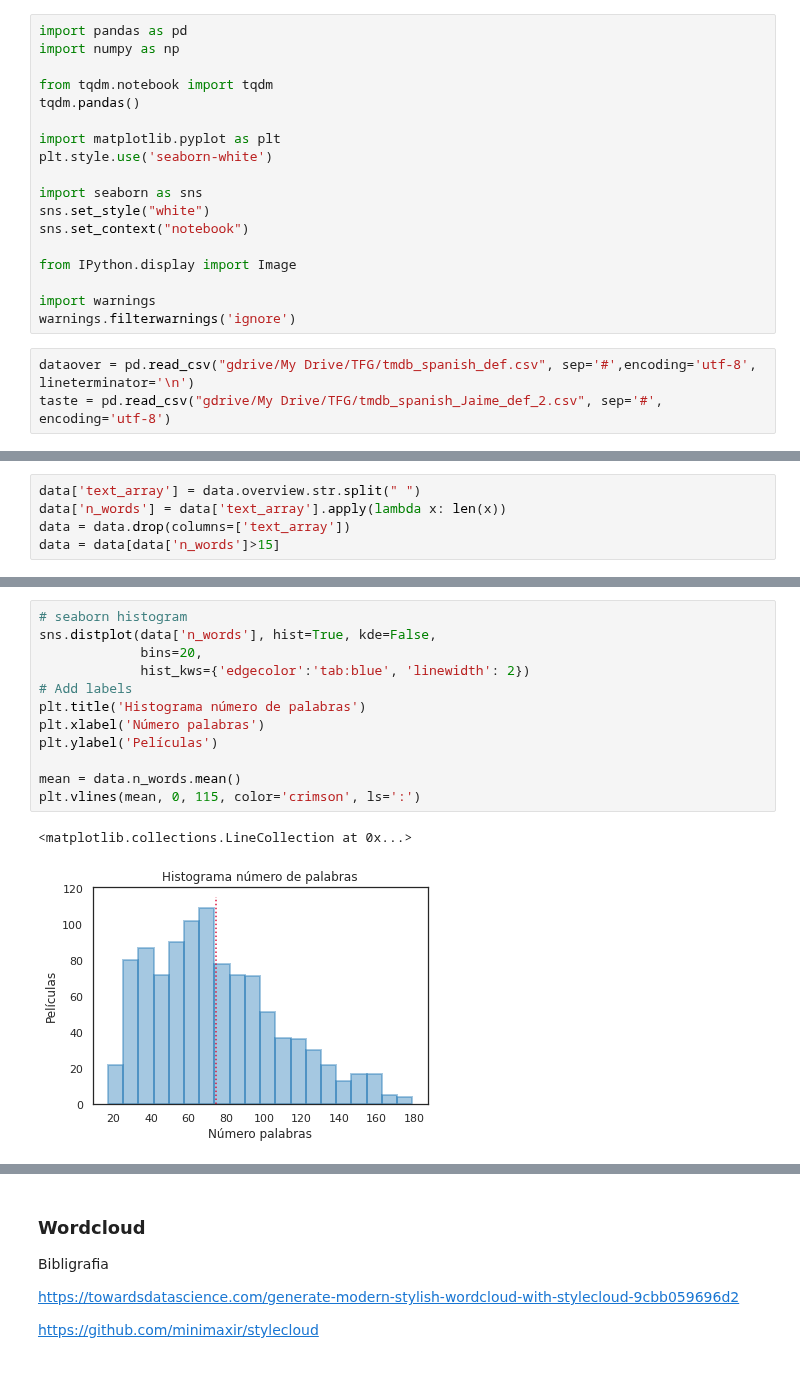
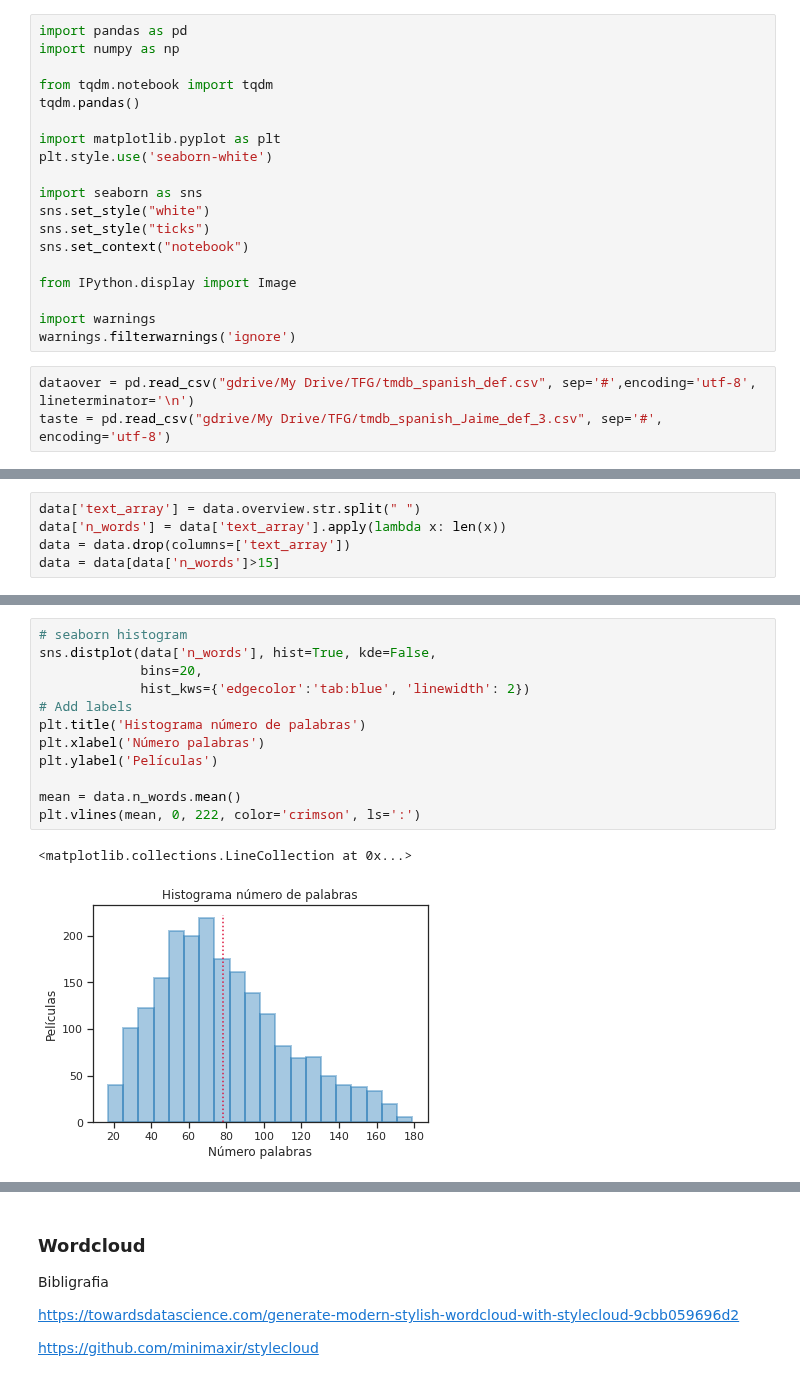
Before and after one commit to Jaimemorillo/ShouldIwatchThisMovie, a Jupyter notebook: memoria_data_antes.ipynb, the cells around one changed output, grey strips where cells are left out. Cells and saved outputs as stored; diff of their text form.

```diff
--- a/memoria_data_antes.ipynb
+++ b/memoria_data_antes.ipynb
@@ -27,6 +27,7 @@ plt.style.use('seaborn-white')
 
 import seaborn as sns
 sns.set_style("white")
+sns.set_style("ticks")
 sns.set_context("notebook")
 
 from IPython.display import Image
@@ -35,7 +36,7 @@ import warnings
 warnings.filterwarnings('ignore')
 # %%
 dataover = pd.read_csv("gdrive/My Drive/TFG/tmdb_spanish_def.csv", sep='#',encoding='utf-8', lineterminator='\n')
-taste = pd.read_csv("gdrive/My Drive/TFG/tmdb_spanish_Jaime_def_2.csv", sep='#', encoding='utf-8')
+taste = pd.read_csv("gdrive/My Drive/TFG/tmdb_spanish_Jaime_def_3.csv", sep='#', encoding='utf-8')
 # %%
 taste['id'] = taste['id'].astype(int)
 
@@ -114,18 +115,18 @@ pd.DataFrame(data.n_words.describe())
 # %%
 # seaborn histogram
 sns.distplot(data['n_words'], hist=True, kde=False,
              bins=20,
              hist_kws={'edgecolor':'tab:blue', 'linewidth': 2})
 # Add labels
 plt.title('Histograma número de palabras')
 plt.xlabel('Número palabras')
 plt.ylabel('Películas')
 
 mean = data.n_words.mean()
-plt.vlines(mean, 0, 115, color='crimson', ls=':')
+plt.vlines(mean, 0, 222, color='crimson', ls=':')
 # %% [output]
 <matplotlib.collections.LineCollection at 0x...>
-[figure, old version]
+[figure, new version]
 # %%
 subset_0 = data[data['like'] == 0]
 subset_1 = data[data['like'] == 1]
```
Also changed, not shown: parts of 18 cells of this notebook.
